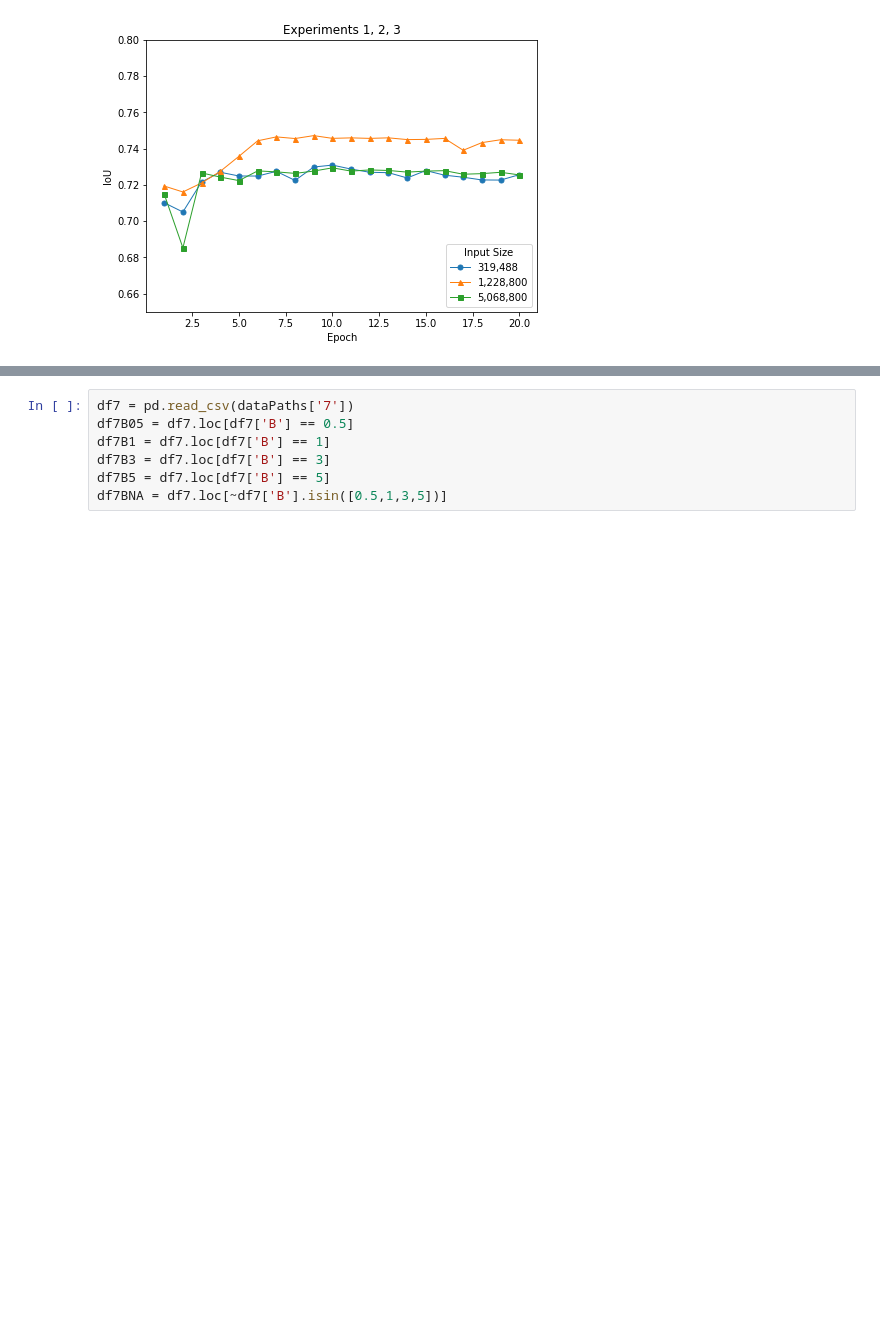
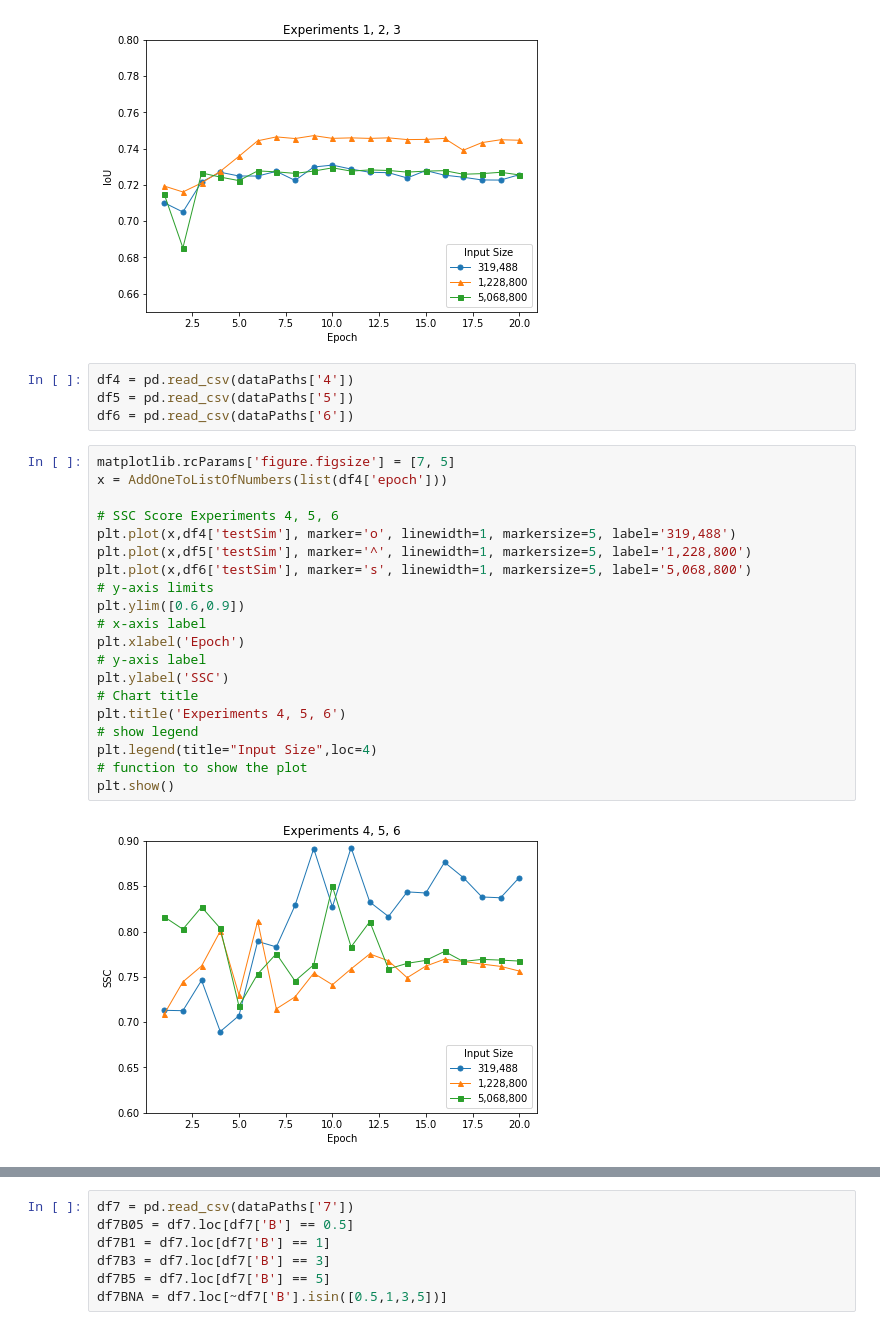
Before and after one commit to thezaza101/Meal-Compliance-Project, a Jupyter notebook: Analysis/ExprimentAnalysis.ipynb, the cells around one changed output, grey strips where cells are left out. Cells and saved outputs as stored; diff of their text form; blank space fills up the shorter version.

```diff
--- a/Analysis/ExprimentAnalysis.ipynb
+++ b/Analysis/ExprimentAnalysis.ipynb
@@ -72,3 +80,29 @@ plt.legend(title="Input Size",loc=4)
 plt.show()
 # %% [output]
 [figure]
+# %%
+df4 = pd.read_csv(dataPaths['4'])
+df5 = pd.read_csv(dataPaths['5'])
+df6 = pd.read_csv(dataPaths['6'])
+# %%
+matplotlib.rcParams['figure.figsize'] = [7, 5]
+x = AddOneToListOfNumbers(list(df4['epoch']))
+
+# SSC Score Experiments 4, 5, 6
+plt.plot(x,df4['testSim'], marker='o', linewidth=1, markersize=5, label='319,488')
+plt.plot(x,df5['testSim'], marker='^', linewidth=1, markersize=5, label='1,228,800')
+plt.plot(x,df6['testSim'], marker='s', linewidth=1, markersize=5, label='5,068,800')
+# y-axis limits
+plt.ylim([0.6,0.9])
+# x-axis label
+plt.xlabel('Epoch')
+# y-axis label
+plt.ylabel('SSC')
+# Chart title
+plt.title('Experiments 4, 5, 6')
+# show legend
+plt.legend(title="Input Size",loc=4)
+# function to show the plot
+plt.show()
+# %% [output]
+[figure, added]
```
Also changed, not shown: parts of 13 cells of this notebook.
